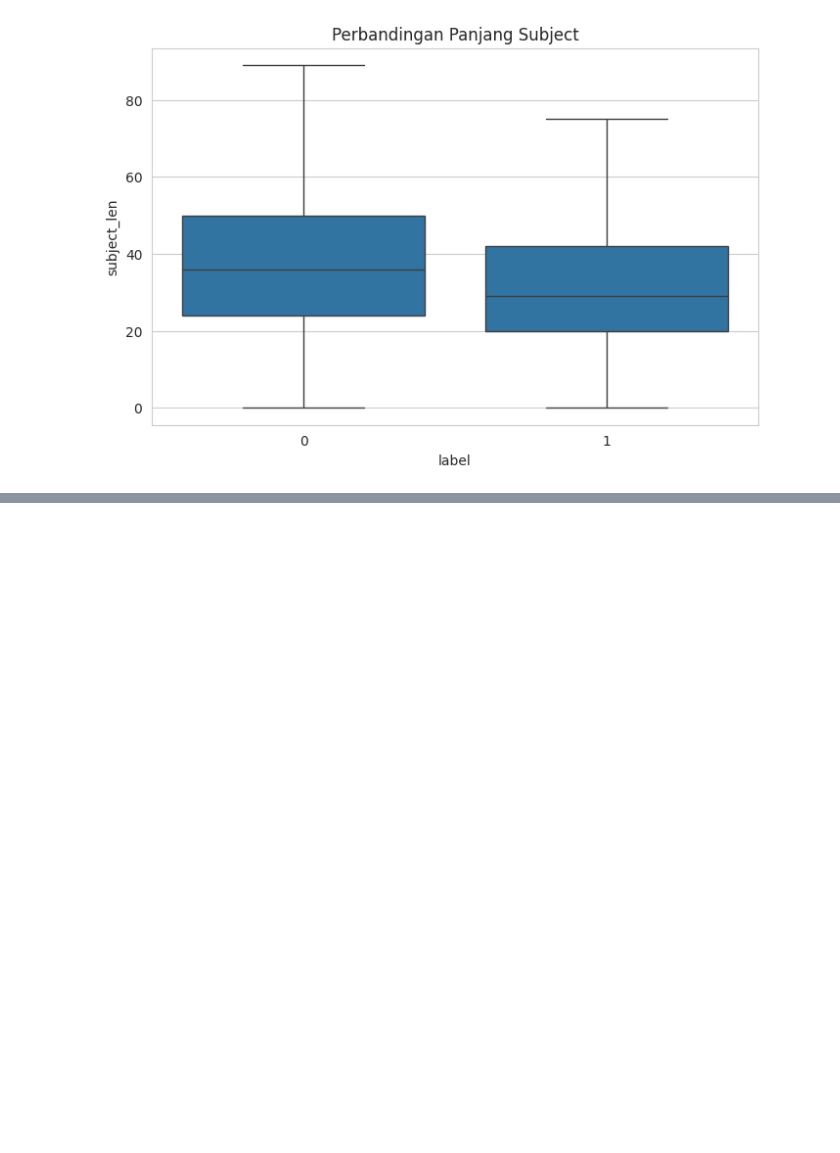
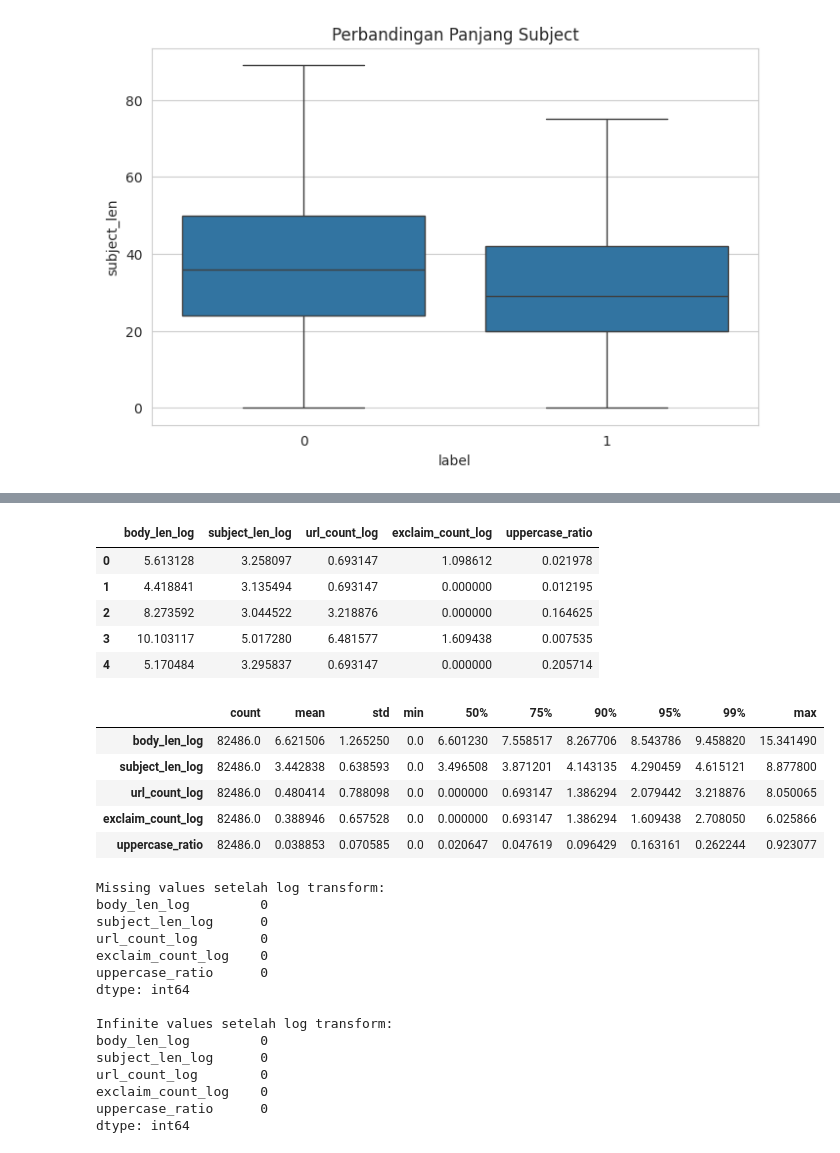
Before and after one commit to syiffac/Machine-Learning-Project_Email-Phising-Detection, a Jupyter notebook: Project_ML_Email_Spam_Detection_Aisyah_Syifa_H1D023043.ipynb, the cells around one changed output, grey strips where cells are left out. Drawn from its saved outputs; the diff is of its cells as text; code cells hidden in the pictures; blank space fills up the shorter version.

```diff
--- a/Project_ML_Email_Spam_Detection_Aisyah_Syifa_H1D023043.ipynb
+++ b/Project_ML_Email_Spam_Detection_Aisyah_Syifa_H1D023043.ipynb
@@ -313,0 +503,59 @@ Name: subject_len, dtype: float64
+# %%
+# Log Transformation untuk mengurangi efek outlier numerik
+
+df_prep["body_len_log"] = np.log1p(df_prep["body_len"])
+df_prep["subject_len_log"] = np.log1p(df_prep["subject_len"])
+df_prep["url_count_log"] = np.log1p(df_prep["url_count"])
+df_prep["exclaim_count_log"] = np.log1p(df_prep["exclaim_count"])
+
+from IPython.display import display
+
+log_features = [
+    "body_len_log",
+    "subject_len_log",
+    "url_count_log",
+    "exclaim_count_log",
+    "uppercase_ratio"
+]
+
+display(df_prep[log_features].head())
+
+display(
+    df_prep[log_features].describe(
+        percentiles=[0.5, 0.75, 0.9, 0.95, 0.99]
+    ).T
+)
+
+print("Missing values setelah log transform:")
+print(df_prep[log_features].isnull().sum())
+
+print("\nInfinite values setelah log transform:")
+print(np.isinf(df_prep[log_features]).sum())
+# %% [output]
+|  | body_len_log | subject_len_log | url_count_log | exclaim_count_log | uppercase_ratio |
+| 0 | 5.613128 | 3.258097 | 0.693147 | 1.098612 | 0.021978 |
+| 1 | 4.418841 | 3.135494 | 0.693147 | 0.000000 | 0.012195 |
+| 2 | 8.273592 | 3.044522 | 3.218876 | 0.000000 | 0.164625 |
+| 3 | 10.103117 | 5.017280 | 6.481577 | 1.609438 | 0.007535 |
+| 4 | 5.170484 | 3.295837 | 0.693147 | 0.000000 | 0.205714 |
+|  | count | mean | std | min | 50% | 75% | 90% | 95% | 99% | max |
+| body_len_log | 82486.0 | 6.621506 | 1.265250 | 0.0 | 6.601230 | 7.558517 | 8.267706 | 8.543786 | 9.458820 | 15.341490 |
+| subject_len_log | 82486.0 | 3.442838 | 0.638593 | 0.0 | 3.496508 | 3.871201 | 4.143135 | 4.290459 | 4.615121 | 8.877800 |
+| url_count_log | 82486.0 | 0.480414 | 0.788098 | 0.0 | 0.000000 | 0.693147 | 1.386294 | 2.079442 | 3.218876 | 8.050065 |
+| exclaim_count_log | 82486.0 | 0.388946 | 0.657528 | 0.0 | 0.000000 | 0.693147 | 1.386294 | 1.609438 | 2.708050 | 6.025866 |
+| uppercase_ratio | 82486.0 | 0.038853 | 0.070585 | 0.0 | 0.020647 | 0.047619 | 0.096429 | 0.163161 | 0.262244 | 0.923077 |
+Missing values setelah log transform:
+body_len_log         0
+subject_len_log      0
+url_count_log        0
+exclaim_count_log    0
+uppercase_ratio      0
+dtype: int64
+
+Infinite values setelah log transform:
+body_len_log         0
+subject_len_log      0
+url_count_log        0
+exclaim_count_log    0
+uppercase_ratio      0
+dtype: int64
```
Also changed, not shown: parts of 10 cells of this notebook.
